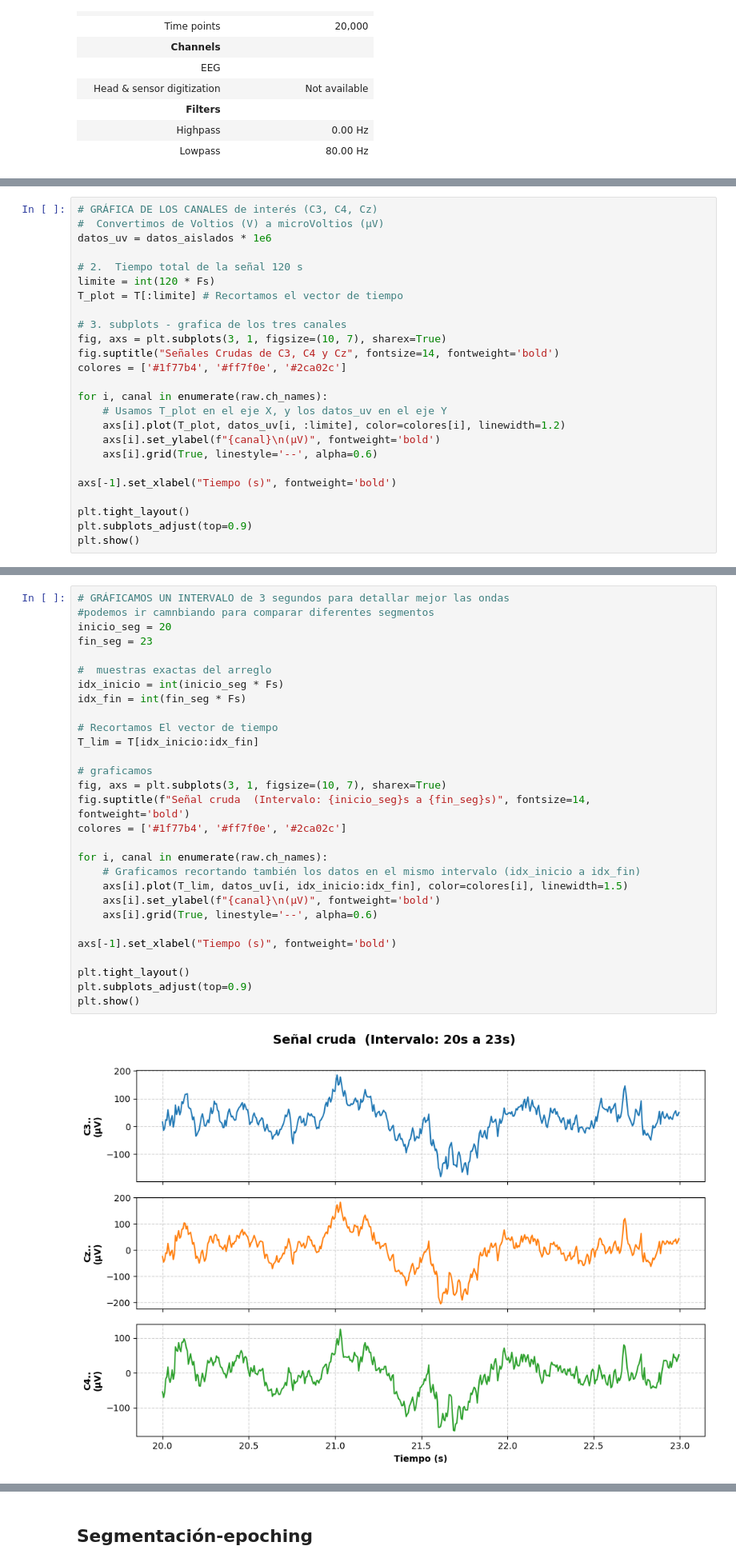
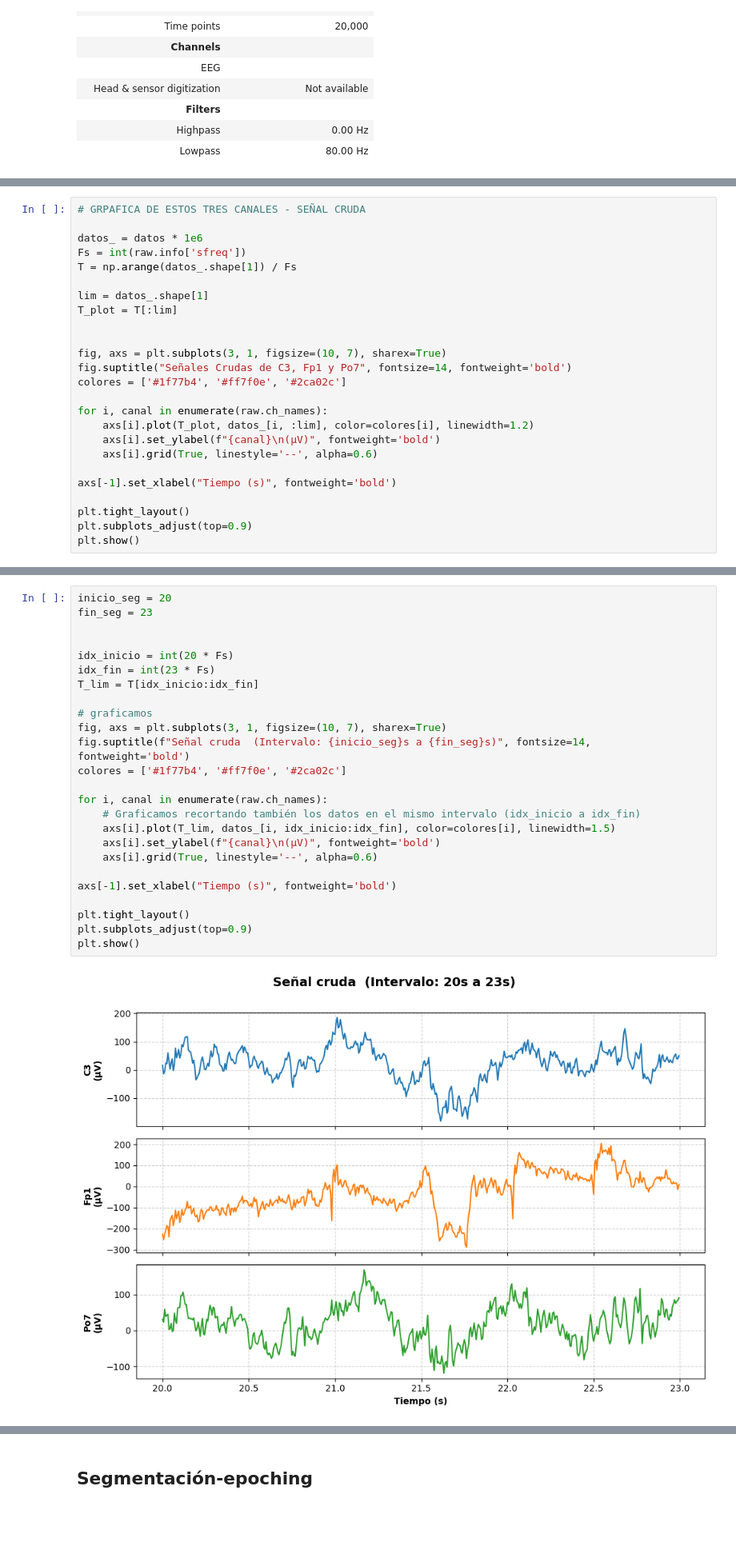
Before and after one commit to PaulaCCano/lab_Biosenales, a Jupyter notebook: avances_proyecto.ipynb, the cells around one changed output, grey strips where cells are left out. Shown at 80% size. Saved outputs shown, nothing was run; the diff lists cells and outputs as text; blank space fills up the shorter version.

```diff
--- a/avances_proyecto.ipynb
+++ b/avances_proyecto.ipynb
@@ -165,21 +142,21 @@ Canales finales listos para análisis: ['C3', 'Cz', 'C4']
 Tamaño de la nueva matriz de datos: (3, 20000)
 # %%
-# GRÁFICA DE LOS CANALES de interés (C3, C4, Cz)
-#  Convertimos de Voltios (V) a microVoltios (µV)
-datos_uv = datos_aislados * 1e6
+# GRPAFICA DE ESTOS TRES CANALES - SEÑAL CRUDA
 
-# 2.  Tiempo total de la señal 120 s
-limite = int(120 * Fs)
-T_plot = T[:limite] # Recortamos el vector de tiempo
+datos_ = datos * 1e6
+Fs = int(raw.info['sfreq'])
+T = np.arange(datos_.shape[1]) / Fs
 
-# 3. subplots - grafica de los tres canales
+lim = datos_.shape[1]
+T_plot = T[:lim]
+
+
 fig, axs = plt.subplots(3, 1, figsize=(10, 7), sharex=True)
-fig.suptitle("Señales Crudas de C3, C4 y Cz", fontsize=14, fontweight='bold')
+fig.suptitle("Señales Crudas de C3, Fp1 y Po7", fontsize=14, fontweight='bold')
 colores = ['#1f77b4', '#ff7f0e', '#2ca02c']
 
 for i, canal in enumerate(raw.ch_names):
-    # Usamos T_plot en el eje X, y los datos_uv en el eje Y
-    axs[i].plot(T_plot, datos_uv[i, :limite], color=colores[i], linewidth=1.2)
+    axs[i].plot(T_plot, datos_[i, :lim], color=colores[i], linewidth=1.2)
     axs[i].set_ylabel(f"{canal}\n(µV)", fontweight='bold')
     axs[i].grid(True, linestyle='--', alpha=0.6)
 
@@ -193,32 +170,28 @@ plt.show()
 # %%
-# GRÁFICAMOS UN INTERVALO de 3 segundos para detallar mejor las ondas
-#podemos ir camnbiando para comparar diferentes segmentos
 inicio_seg = 20
 fin_seg = 23
 
-#  muestras exactas del arreglo
-idx_inicio = int(inicio_seg * Fs)
-idx_fin = int(fin_seg * Fs)
 
-# Recortamos El vector de tiempo
+idx_inicio = int(20 * Fs)
+idx_fin = int(23 * Fs)
 T_lim = T[idx_inicio:idx_fin]
 
 # graficamos
 fig, axs = plt.subplots(3, 1, figsize=(10, 7), sharex=True)
 fig.suptitle(f"Señal cruda  (Intervalo: {inicio_seg}s a {fin_seg}s)", fontsize=14, fontweight='bold')
 colores = ['#1f77b4', '#ff7f0e', '#2ca02c']
 
 for i, canal in enumerate(raw.ch_names):
     # Graficamos recortando también los datos en el mismo intervalo (idx_inicio a idx_fin)
-    axs[i].plot(T_lim, datos_uv[i, idx_inicio:idx_fin], color=colores[i], linewidth=1.5)
+    axs[i].plot(T_lim, datos_[i, idx_inicio:idx_fin], color=colores[i], linewidth=1.5)
     axs[i].set_ylabel(f"{canal}\n(µV)", fontweight='bold')
     axs[i].grid(True, linestyle='--', alpha=0.6)
 
 axs[-1].set_xlabel("Tiempo (s)", fontweight='bold')
 
 plt.tight_layout()
 plt.subplots_adjust(top=0.9)
 plt.show()
 # %% [output]
-[figure, old version]
+[figure, new version]
 # %% [markdown]
```
Also changed, not shown: parts of 44 cells of this notebook.
